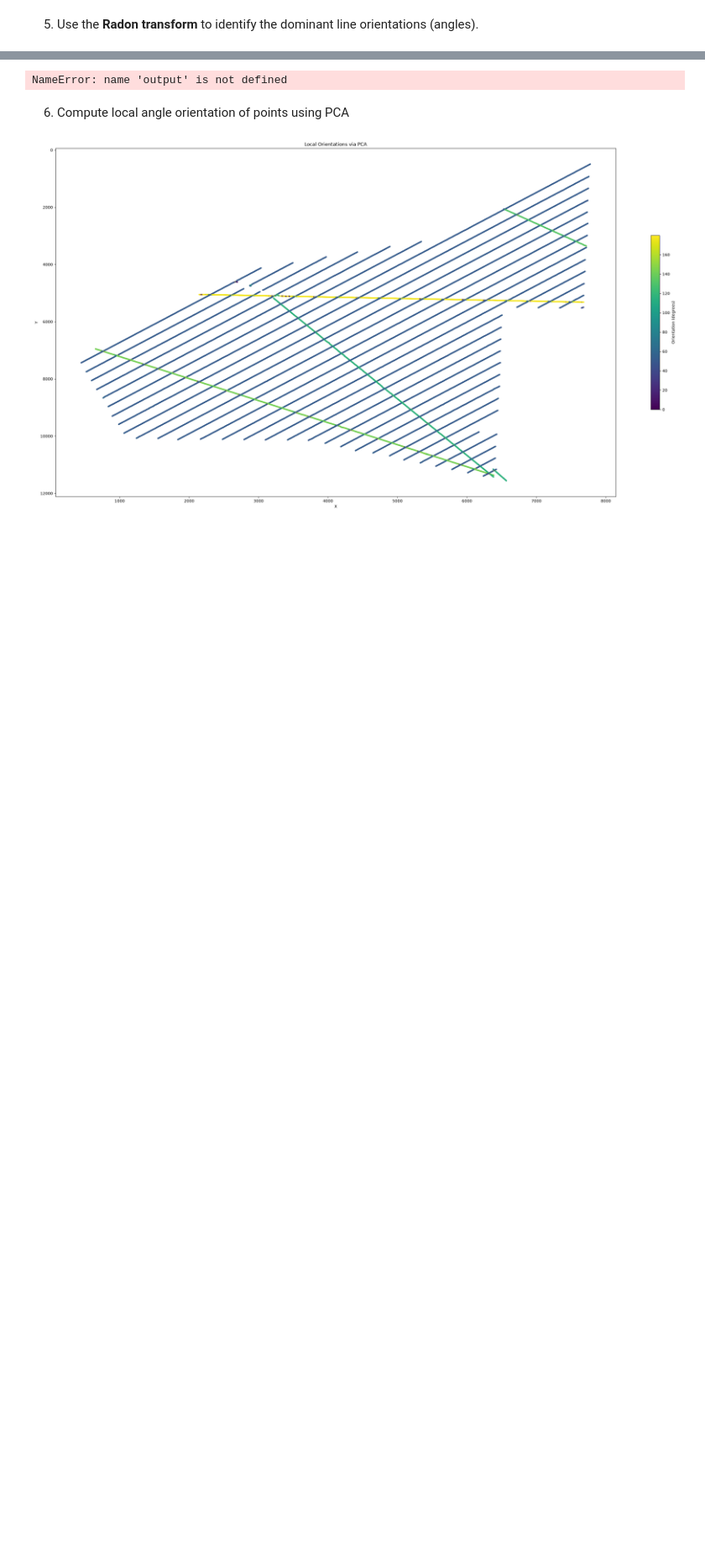
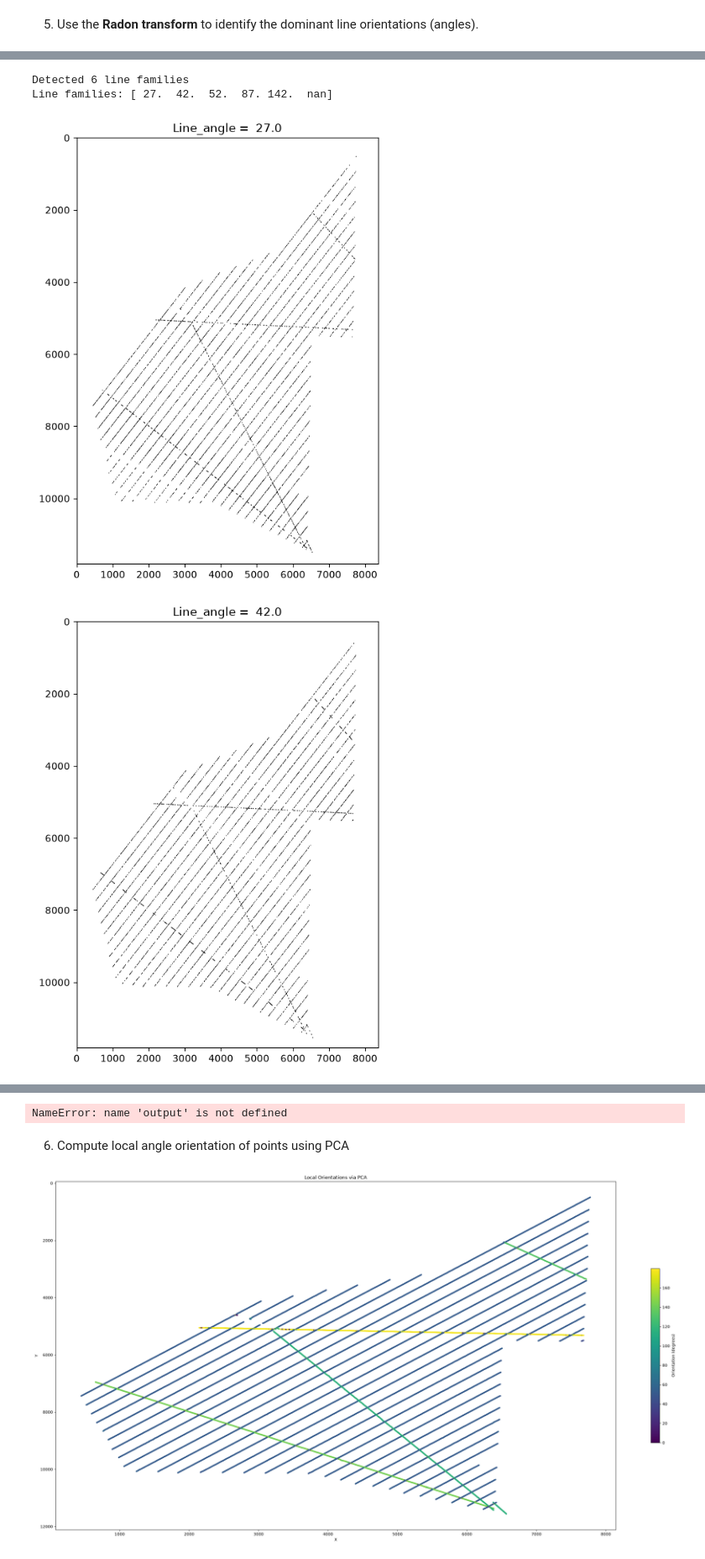
Before and after one commit to franciscorpuz/interpolation_uncertainty, a Jupyter notebook: notebooks/sim_D000141.ipynb, the cells around one changed output, grey strips where cells are left out. Shown at 84% size. Cells and saved outputs as stored; diff of their text form; code cells hidden in the pictures; blank space fills up the shorter version.

```diff
--- a/notebooks/sim_D000141.ipynb
+++ b/notebooks/sim_D000141.ipynb
@@ -123,9 +155,22 @@ Computing Radon transform...
+# %%
+
+line_families = np.unique(point_orientation)
+print(f"Detected {len(line_families)} line families")
+print(f"Line families: {line_families}")
+# %% [output]
+Detected 6 line families
+Line families: [ 27.  42.  52.  87. 142.  nan]
 # %%
-line_families = np.unique(point_orientation)
+
+from skimage.morphology import dilation, disk
 for line_family in line_families:
-    if line_family == nan:
+    if line_family == 'nan':
         continue
     current_family = (point_orientation == line_family)
+    current_family = dilation(current_family, disk(radius=10))
     plt.figure(figsize=(10, 8))
     plt.imshow(1 - current_family, cmap='gray')
     plt.title(f"Line_angle =  {line_family}")
+# %% [output]
+[figure, added]
+[figure, added]
```
Also changed, not shown: parts of 4 cells of this notebook, 2 other files.
